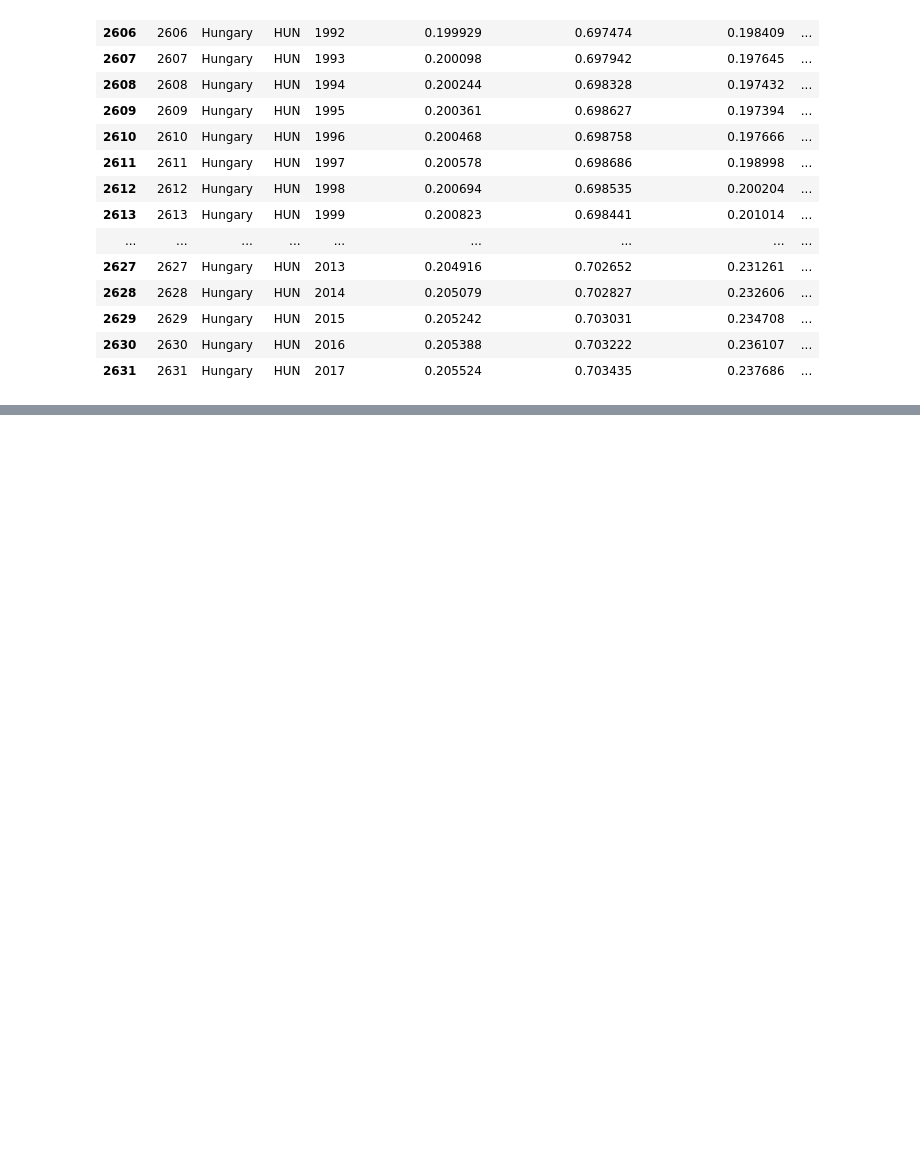
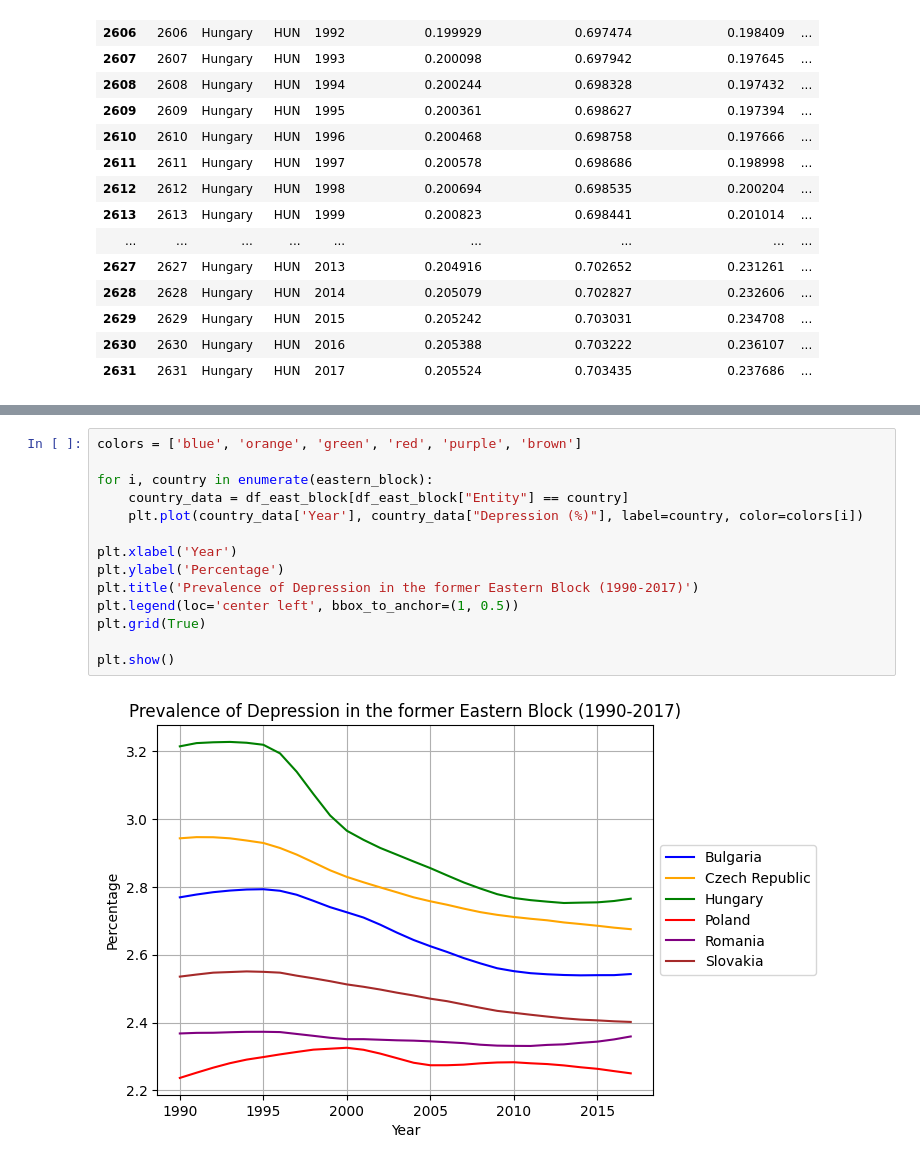
Before and after one commit to supernauth/mental_health_disorder, a Jupyter notebook: mental_health_disorder.ipynb, the cells around one changed output, grey strips where cells are left out. Cells and saved outputs as stored; diff of their text form; blank space fills up the shorter version.

```diff
--- a/mental_health_disorder.ipynb
+++ b/mental_health_disorder.ipynb
@@ -169,0 +199,16 @@ plt.show()
+# %%
+colors = ['blue', 'orange', 'green', 'red', 'purple', 'brown']
+
+for i, country in enumerate(eastern_block):
+    country_data = df_east_block[df_east_block["Entity"] == country]
+    plt.plot(country_data['Year'], country_data["Depression (%)"], label=country, color=colors[i])
+
+plt.xlabel('Year')
+plt.ylabel('Percentage')
+plt.title('Prevalence of Depression in the former Eastern Block (1990-2017)')
+plt.legend(loc='center left', bbox_to_anchor=(1, 0.5))
+plt.grid(True)
+
+plt.show()
+# %% [output]
+[figure, added]
```
Also changed, not shown: parts of 5 cells of this notebook.
